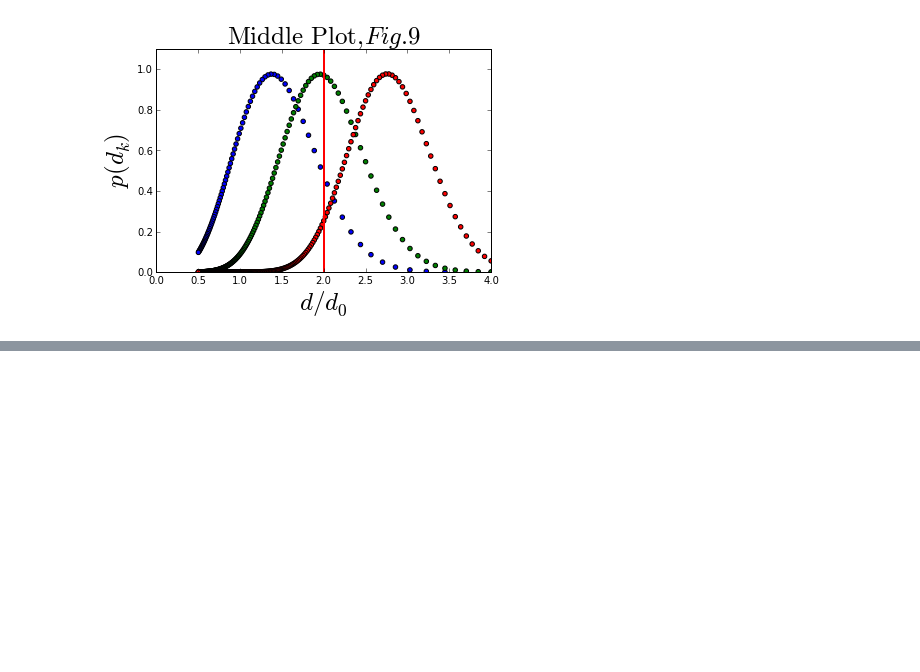
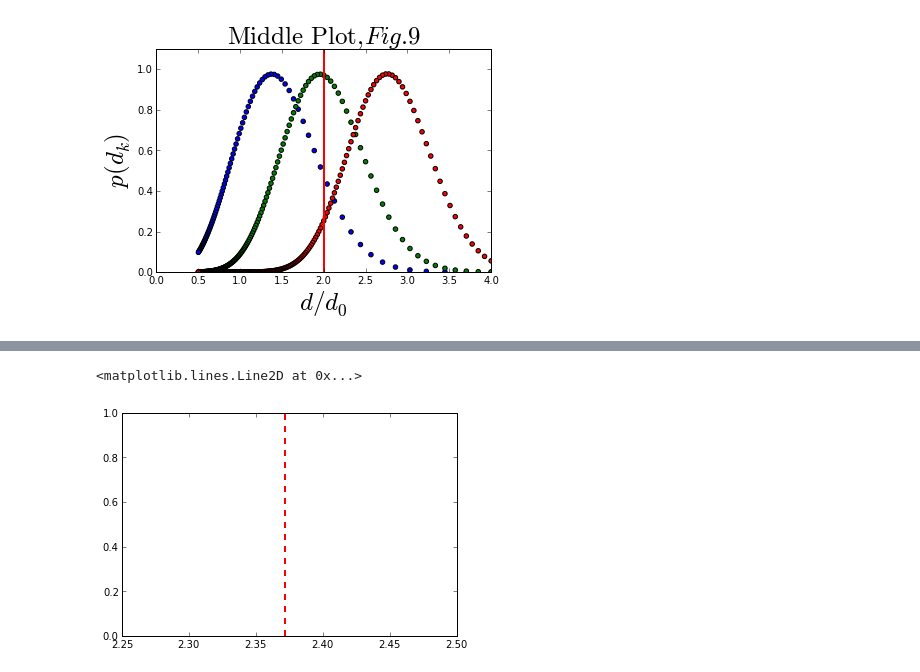
Before and after one commit to jngaravitoc/Bayesian_Homeworks, a Jupyter notebook: Code_Bayesian_Density_Estimator.ipynb, the cells around one changed output, grey strips where cells are left out. Drawn from its saved outputs; the diff is of its cells as text; code cells hidden in the pictures; blank space fills up the shorter version.

Commit message:
analytcial solution + generalized fr any x and y

```diff
--- a/Code_Bayesian_Density_Estimator.ipynb
+++ b/Code_Bayesian_Density_Estimator.ipynb
@@ -41,4 +53,5 @@ print d_k
 # %%
+# ================================ Likelihood ==============================================================
 k = [1., 2., 3., 4., 5., 6., 7., 8., 9., 10., 11., 12.]
 fig = Figure(figsize=(19,19))
 
@@ -46,7 +59,9 @@ f = open("data2.txt", "w")
 
 for d_0 in range(1, 100, 1):
     for i in range(2):
-        Prob_d_0 = prod( ( (2.*exp(-(d_k[i] / d_0)**2) ) / (d_0 * math.factorial(k[i] - 1.)) )  * (d_k[i] / d_0 )**((2.*k[i]) - 1.) )
+        for j in range (len(d_k1)):
+            #print k[i]
+            Prob_d_0 = prod( ((2.*exp(-(d_k1[j] / d_0)**2) ) / (d_0 * math.factorial(k[i]- 1.)) )  * (d_k1[j] / d_0 )**((2.*k[i]) - 1.) )
     #print Prob_d_0
     f.write( str(Prob_d_0) + "  " + str(d_0) + "\n" )      # str() converts to string
 f.close()
@@ -59,7 +74,8 @@ f = open("data4.txt", "w")
 
 for d_0 in range(1, 100, 1):
     for i in range(4):
-        Prob_d_0  = prod( ( (2.*exp(-(d_k[i] / d_0)**2) ) / (d_0 * math.factorial(k[i] - 1.)) )  * (d_k[i] / d_0 )**((2.*k[i]) - 1.) )
+        for j in range (len(d_k1)):
+            Prob_d_0  = prod( ( (2.*exp(-(d_k1[j] / d_0)**2) ) / (d_0 * math.factorial(k[i] - 1.)) )  * (d_k1[j] / d_0 )**((2.*k[i]) - 1.) )
     #print Prob_d_0
     f.write( str(Prob_d_0) + "  " + str(d_0) + "\n" )      # str() converts to string
 f.close()
@@ -68,7 +84,8 @@ f = open("data8.txt", "w")
 
 for d_0 in range(1, 100, 1):
     for i in range(8):
-        Prob_d_0  = prod( ( (2.*exp(-(d_k[i] / d_0)**2) ) / (d_0 * math.factorial(k[i] - 1.)) )  * (d_k[i] / d_0 )**((2.*k[i]) - 1.) )
+        for j in range (len(d_k1)):
+            Prob_d_0  = prod( ( (2.*exp(-(d_k1[j] / d_0)**2) ) / (d_0 * math.factorial(k[i] - 1.)) )  * (d_k1[j] / d_0 )**((2.*k[i]) - 1.) )
     #print Prob_d_0
     f.write( str(Prob_d_0) + "  " + str(d_0) + "\n" )      # str() converts to string
 f.close()
@@ -77,7 +94,8 @@ f = open("data12.txt", "w")
 
 for d_0 in range(1, 100, 1):
     for i in range(12):
-        Prob_d_0  = prod( ( (2.*exp(-(d_k[i] / d_0)**2) ) / (d_0 * math.factorial(k[i] - 1.)) )  * (d_k[i] / d_0 )**((2.*k[i]) - 1.) )
+        for j in range (len(d_k1)):
+            Prob_d_0  = prod( ( (2.*exp(-(d_k1[j] / d_0)**2) ) / (d_0 * math.factorial(k[i] - 1.)) )  * (d_k1[j] / d_0 )**((2.*k[i]) - 1.) )
     #print Prob_d_0
     f.write( str(Prob_d_0) + "  " + str(d_0) + "\n" )      # str() converts to string
 f.close()
@@ -87,12 +105,19 @@ f.close()
     #xlabel('$\mathrm{d_{0}}$', fontsize = 25)
     #ylabel('$\mathrm{p(d_{0})}$', fontsize = 25)
 # %%
+#================Analyitical solution ===============================00
+for j in range (len(d_k1)):
+    teo = sum(d_k1[j]**2 / k)
+
+
+
+# ========================================Plots ====================================================
 data = np.loadtxt('data2.txt')
 
 s2 = data[:, 0]
 d2 = data[:, 1]
 
-plot (d2/10., s2/sum(s2))
+#plot (d2/10., s2/sum(s2), '-r', linewidth = 2.5)
 
 #print d2, s2
 data = np.loadtxt('data4.txt')
@@ -100,19 +125,22 @@ data = np.loadtxt('data4.txt')
 s4 = data[:, 0]
 d4 = data[:, 1]
 
-plot (d4/10., s4/sum(s4))
+#plot (d4/10., s4/sum(s4), '-g', linewidth = 2.5)
 
 data = np.loadtxt('data8.txt')
 
 s8 = data[:, 0]
 d8 = data[:, 1]
 
-plot (d8/10., s8/sum(s8))
+#plot (d8/10., s8/sum(s8), '-b', linewidth = 2.5)
 
 data = np.loadtxt('data12.txt')
 
 s12 = data[:, 0]
 d12 = data[:, 1]
 
-plot (d12/10., s12/sum(s12))
+plot (d12/10., s12/sum(s12), '-k', linewidth = 2.5)
+xlim([0, 0.8])
+
+axvline(x=teo/1000.,linewidth=2,color='r',linestyle="--")
 # %% [output]
@@ -143,0 +216,5 @@ for d_0 in range(100, 800, 2):
+# %%
+axvline(x=teo/100.,linewidth=2,color='r',linestyle="--")
+# %% [output]
+<matplotlib.lines.Line2D at 0x...>
+[figure, added]
```
Also changed, not shown: parts of 11 cells of this notebook.
